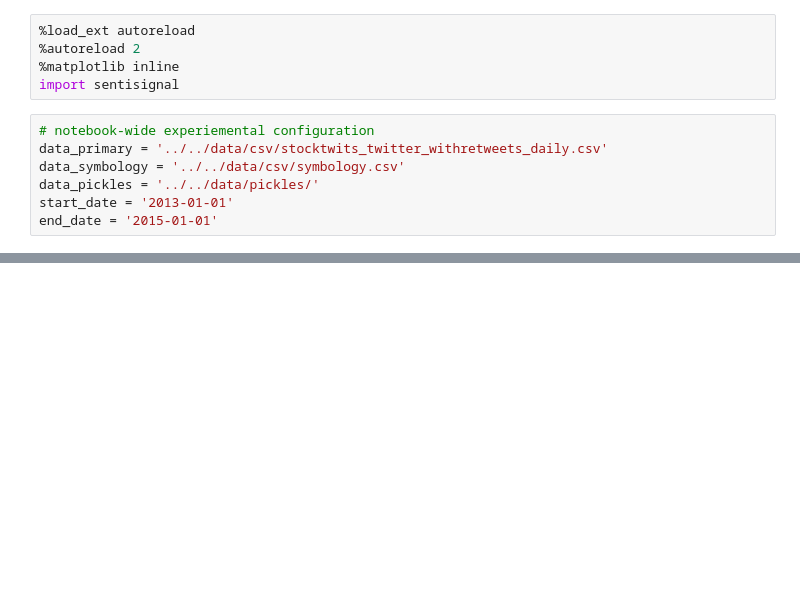
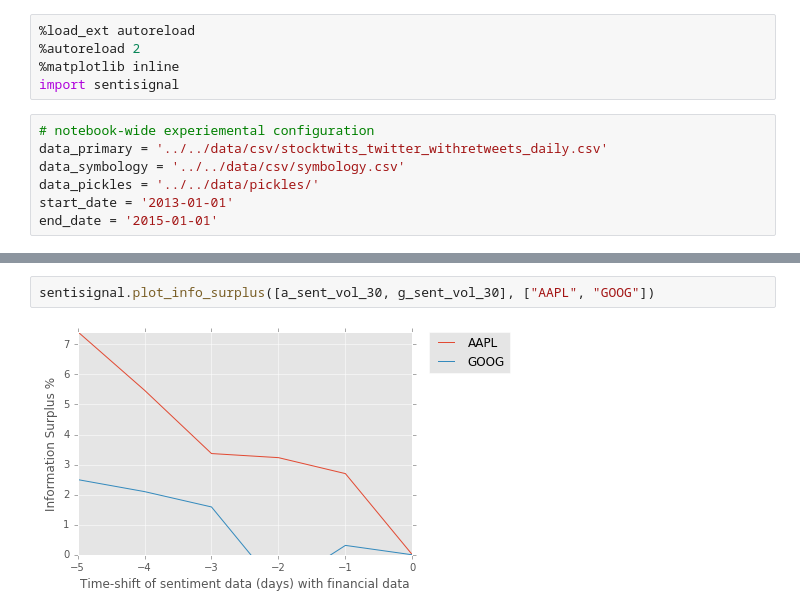
Before and after one commit to densekernel/sentisignal, a Jupyter notebook: runnables/Plot_MI_AAPL_GOOG.ipynb, the cells around one changed output, grey strips where cells are left out. Saved outputs shown, nothing was run; the diff lists cells and outputs as text; blank space fills up the shorter version.

```diff
--- a/runnables/Plot_MI_AAPL_GOOG.ipynb
+++ b/runnables/Plot_MI_AAPL_GOOG.ipynb
@@ -52,0 +81,4 @@ sentisignal.plot_info_surplus([a_vol_30, g_vol_30], ["AAPL", "GOOG"])
+# %%
+sentisignal.plot_info_surplus([a_sent_vol_30, g_sent_vol_30], ["AAPL", "GOOG"])
+# %% [output]
+[figure, added]
```
Also changed, not shown: parts of 20 cells of this notebook, 4 other files.
